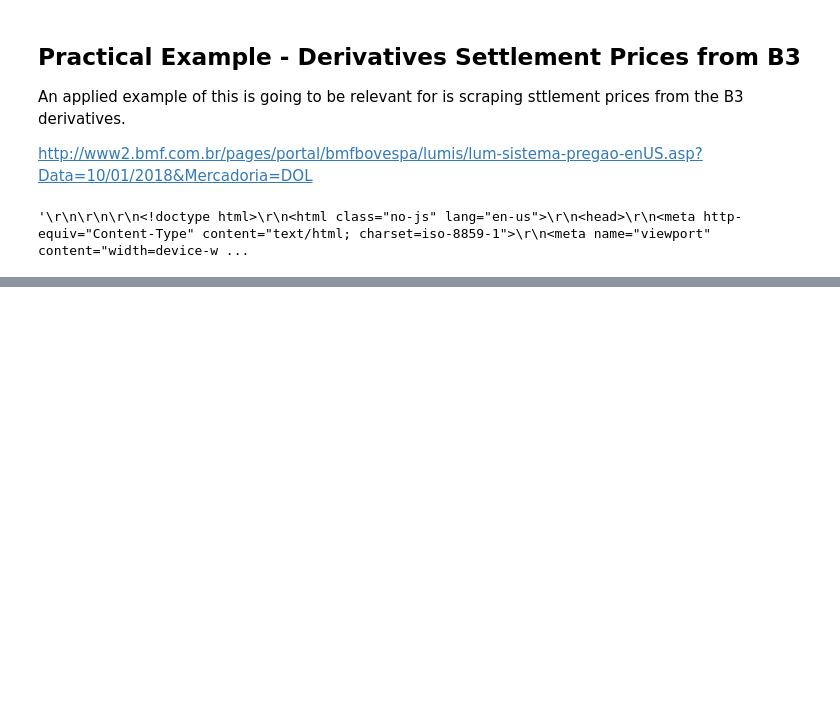
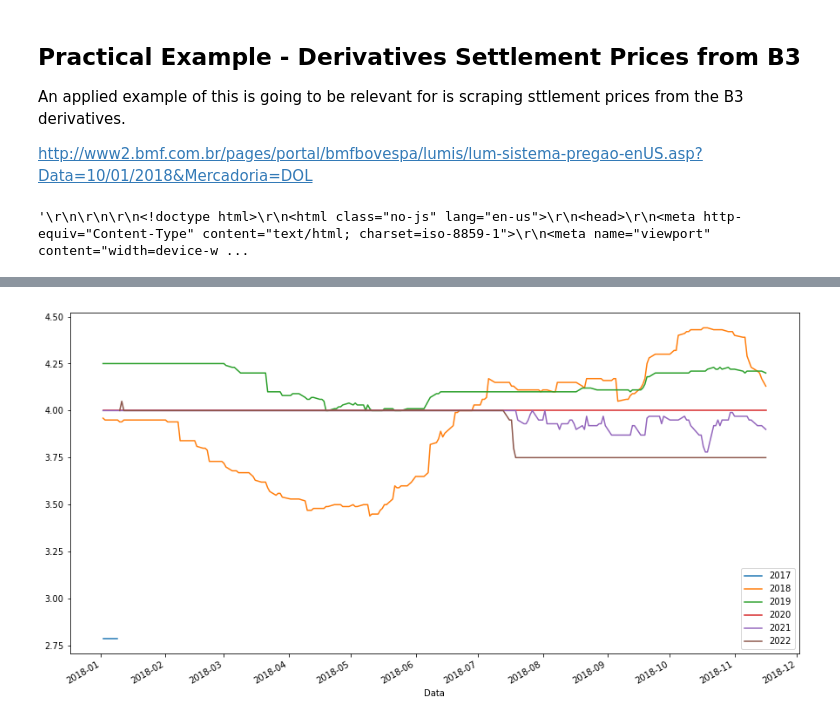
Before and after one commit to Finance-Hub/FinanceHub, a Jupyter notebook: fhnotebooks/Introduction to Python/Section 08 - Webscrapping and Webcrawling.ipynb, the cells around one changed output, grey strips where cells are left out. Cells and saved outputs as stored; diff of their text form; code cells hidden in the pictures; blank space fills up the shorter version.

```diff
--- a/fhnotebooks/Introduction to Python/Section 08 - Webscrapping and Webcrawling.ipynb
+++ b/fhnotebooks/Introduction to Python/Section 08 - Webscrapping and Webcrawling.ipynb
@@ -179,0 +406,4 @@ r.text
+# %%
+username = os.getlogin()
+download_path = r'C:\Users\%(user)s\Downloads' % {'user': username}
+download_path
@@ -179,0 +439,13 @@ r.text
+# %%
+for (dirpath, dirnames, filenames) in os.walk(download_path):
+
+    for f in filenames:
+
+        if 'Séries de estatísticas' in f:
+            file_save_time = os.path.getmtime(dirpath + '\\' + f)
+            file_save_time = dt.datetime.fromtimestamp(file_save_time)
+
+            if file_save_time > save_time:
+                file_path = dirpath + '\\' + f
+
+print(file_path)
@@ -179,0 +456,6 @@ r.text
+# %%
+df = pd.read_excel(file_path, skiprows=1, na_values=[' '])
+
+df['Data'] = pd.to_datetime(df['Data'], dayfirst=True)
+df = df.set_index('Data')
+df
@@ -179,0 +482,6 @@ r.text
+# %%
+import matplotlib.pyplot as plt
+df.plot(figsize=(15, 8))
+plt.show()
+# %% [output]
+[figure, added]
```
Also changed, not shown: parts of 51 cells of this notebook.
